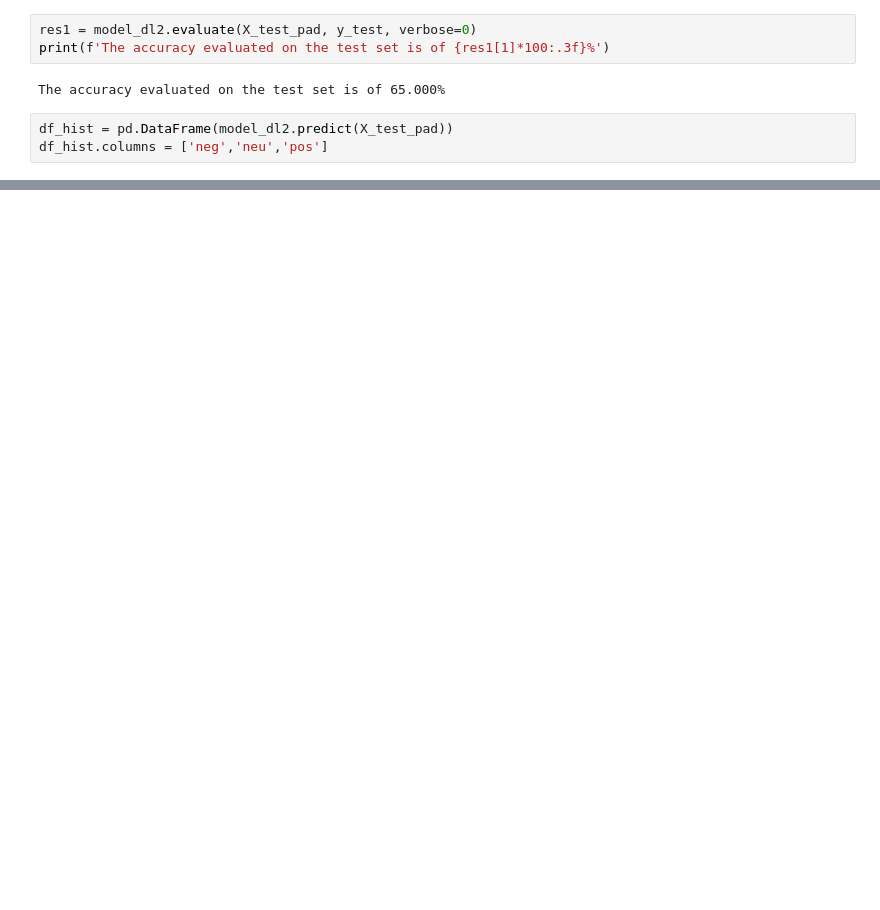
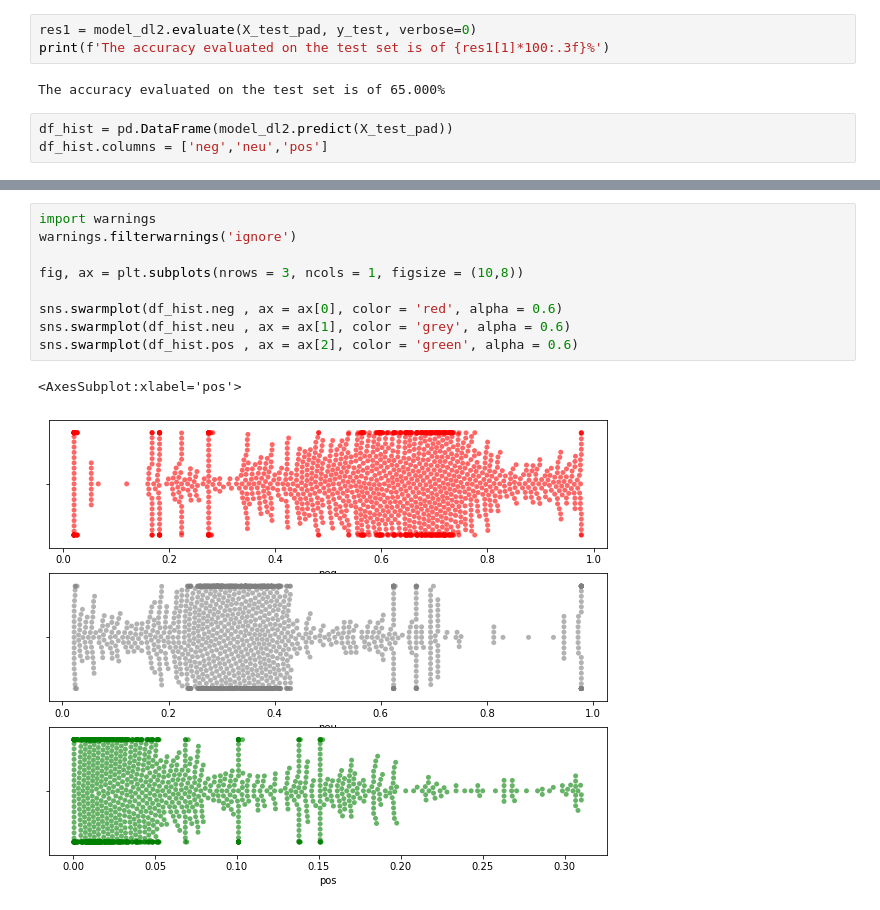
Before and after one commit to dgiampapa/QueEstaPasando, a Jupyter notebook: notebooks/Cleaning_Modelo_deep_learning_V1.ipynb, the cells around one changed output, grey strips where cells are left out. Saved outputs shown, nothing was run; the diff lists cells and outputs as text; blank space fills up the shorter version.

```diff
--- a/notebooks/Cleaning_Modelo_deep_learning_V1.ipynb
+++ b/notebooks/Cleaning_Modelo_deep_learning_V1.ipynb
@@ -524,0 +541,12 @@ df_hist
+# %%
+import warnings
+warnings.filterwarnings('ignore')
+
+fig, ax = plt.subplots(nrows = 3, ncols = 1, figsize = (10,8))
+
+sns.swarmplot(df_hist.neg , ax = ax[0], color = 'red', alpha = 0.6)
+sns.swarmplot(df_hist.neu , ax = ax[1], color = 'grey', alpha = 0.6)
+sns.swarmplot(df_hist.pos , ax = ax[2], color = 'green', alpha = 0.6)
+# %% [output]
+<AxesSubplot:xlabel='pos'>
+[figure, added]
```
Also changed, not shown: parts of 13 cells of this notebook, 2 other files.
